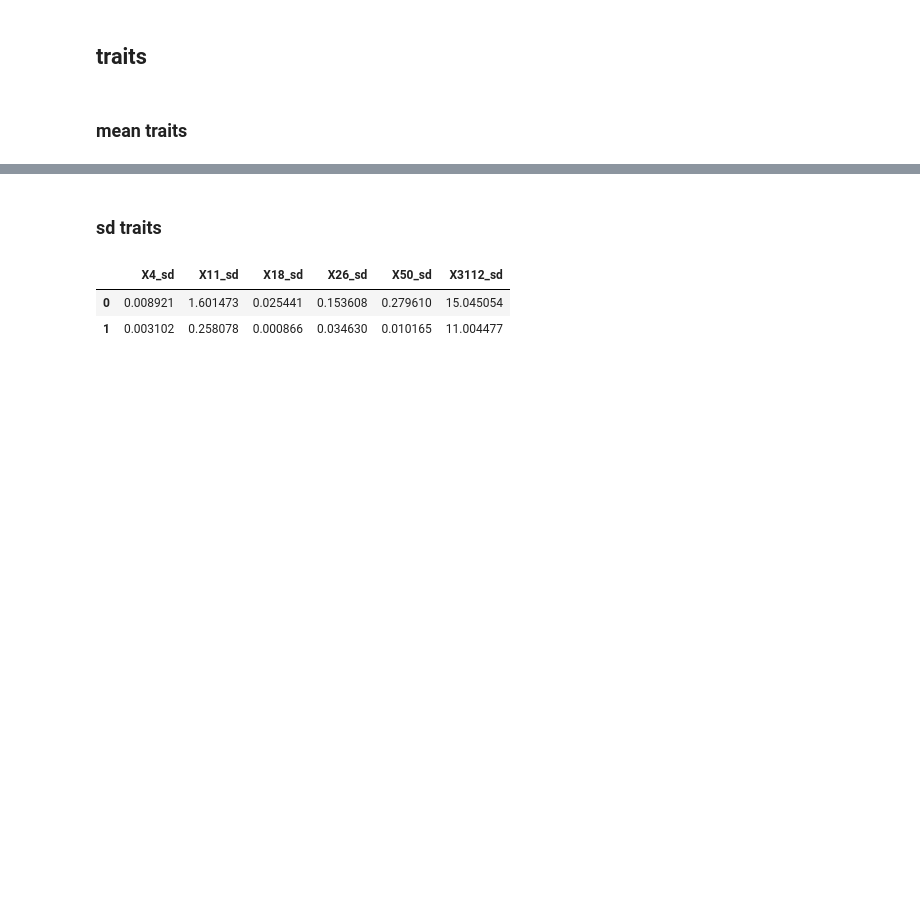
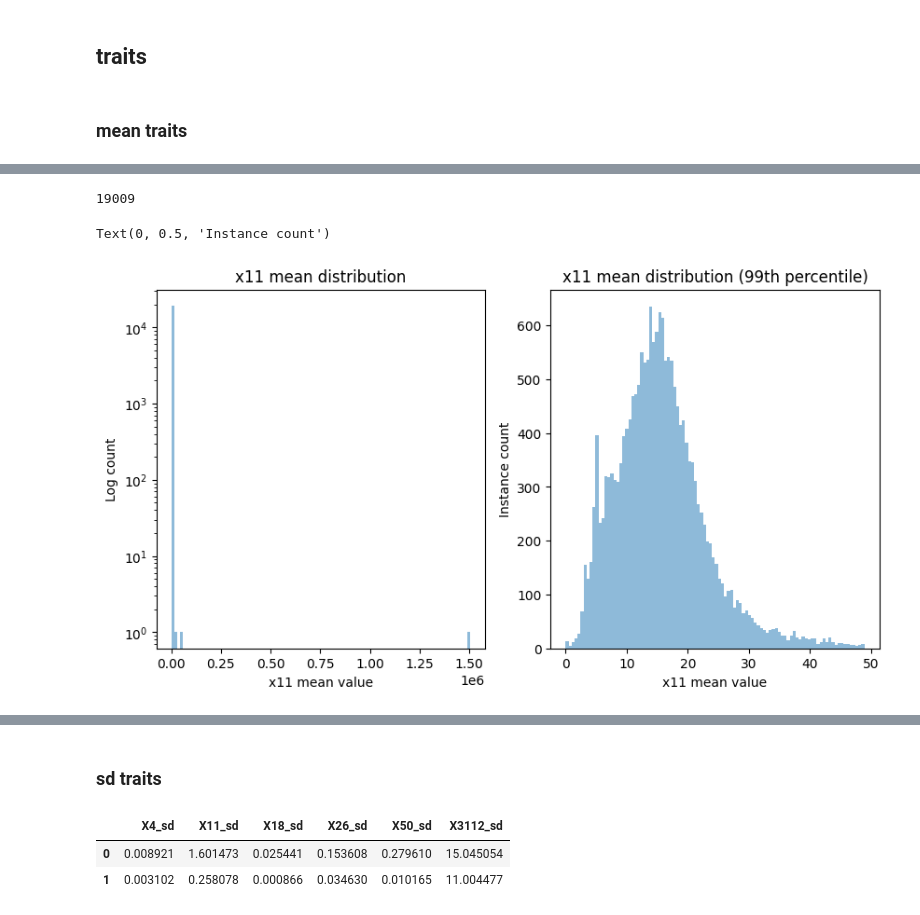
Before and after one commit to KaiErikNiermann/vu-ml-project, a Jupyter notebook: src/testing.ipynb, the cells around one changed output, grey strips where cells are left out. Saved outputs shown, nothing was run; the diff lists cells and outputs as text; code cells hidden in the pictures; blank space fills up the shorter version.

```diff
--- a/src/testing.ipynb
+++ b/src/testing.ipynb
@@ -85,0 +95,24 @@ plt.show()
+# %%
+x_11_mean = mean_traits.iloc[:, 1]
+fig, ax = plt.subplots(1, 2, figsize=(10, 5))
+
+# remove outliers
+x_11_mean = x_11_mean[x_11_mean.between(x_11_mean.quantile(0), x_11_mean.quantile(1))]
+
+x_11_mean = x_11_mean.drop_duplicates()
+
+ax[0].hist(x_11_mean, bins=100, log=True, alpha=0.5)
+ax[0].set_title('x11 mean distribution')
+ax[0].set_xlabel('x11 mean value')
+ax[0].set_ylabel('Log count')
+
+x_11_mean = x_11_mean[x_11_mean.between(x_11_mean.quantile(0), x_11_mean.quantile(0.99))]
+print(x_11_mean.count())
+ax[1].hist(x_11_mean, bins=100, alpha=0.5)
+ax[1].set_title('x11 mean distribution (99th percentile)')
+ax[1].set_xlabel('x11 mean value')
+ax[1].set_ylabel('Instance count')
+# %% [output]
+19009
+Text(0, 0.5, 'Instance count')
+[figure, added]
```
Also changed, not shown: parts of 3 cells of this notebook.
